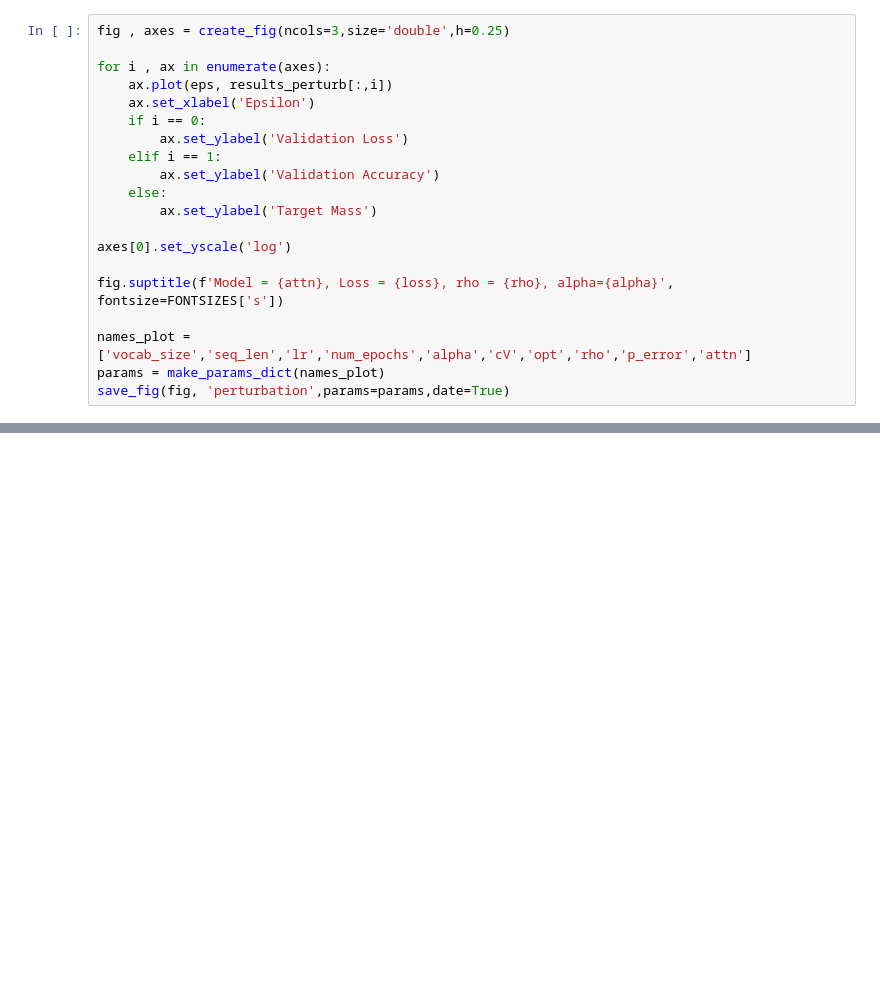
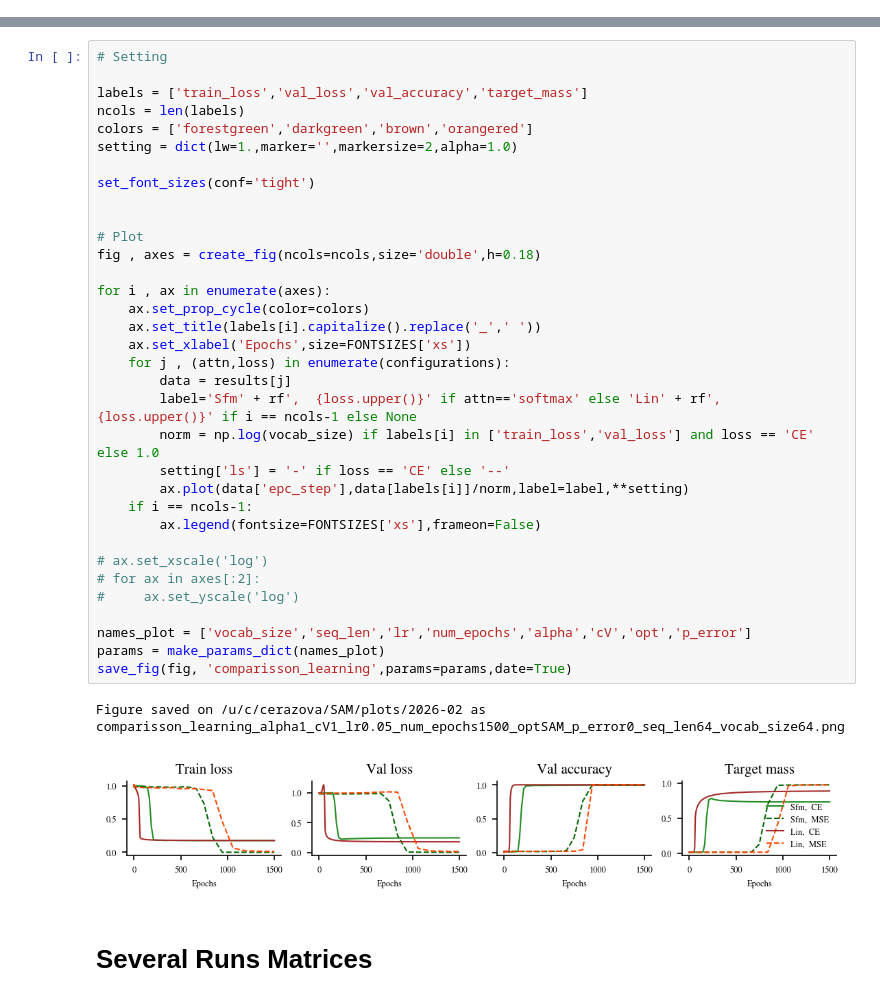
Before and after one commit to CristopherErazo/SAM, a Jupyter notebook: notebooks/26_02_18_Sfm_vs_Linear.ipynb, the cells around one changed output, grey strips where cells are left out. Saved outputs shown, nothing was run; the diff lists cells and outputs as text; blank space fills up the shorter version.

Commit message:
Test for linear-nonlinear combinations and include single index model test

```diff
--- a/notebooks/26_02_18_Sfm_vs_Linear.ipynb
+++ b/notebooks/26_02_18_Sfm_vs_Linear.ipynb
@@ -259,20 +0,0 @@ print(results_perturb.shape)
-# %%
-fig , axes = create_fig(ncols=3,size='double',h=0.25)
-
-for i , ax in enumerate(axes):
-    ax.plot(eps, results_perturb[:,i])
-    ax.set_xlabel('Epsilon')
-    if i == 0:
-        ax.set_ylabel('Validation Loss')
-    elif i == 1:
-        ax.set_ylabel('Validation Accuracy')
-    else:
-        ax.set_ylabel('Target Mass')
-
-axes[0].set_yscale('log')
-
-fig.suptitle(f'Model = {attn}, Loss = {loss}, rho = {rho}, alpha={alpha}', fontsize=FONTSIZES['s'])
-
-names_plot = ['vocab_size','seq_len','lr','num_epochs','alpha','cV','opt','rho','p_error','attn']
-params = make_params_dict(names_plot)
-save_fig(fig, 'perturbation',params=params,date=True)
@@ -415,0 +67,39 @@ params = make_params_dict([*fix_names,'alpha'])
+# %%
+# Setting
+
+labels = ['train_loss','val_loss','val_accuracy','target_mass']
+ncols = len(labels)
+colors = ['forestgreen','darkgreen','brown','orangered']
+setting = dict(lw=1.,marker='',markersize=2,alpha=1.0)
+
+set_font_sizes(conf='tight')
+
+
+# Plot
+fig , axes = create_fig(ncols=ncols,size='double',h=0.18)
+
+for i , ax in enumerate(axes):
+    ax.set_prop_cycle(color=colors)
+    ax.set_title(labels[i].capitalize().replace('_',' '))
+    ax.set_xlabel('Epochs',size=FONTSIZES['xs'])
+    for j , (attn,loss) in enumerate(configurations):
+        data = results[j]
+        label='Sfm' + rf',  {loss.upper()}' if attn=='softmax' else 'Lin' + rf',  {loss.upper()}' if i == ncols-1 else None
+        norm = np.log(vocab_size) if labels[i] in ['train_loss','val_loss'] and loss == 'CE' else 1.0
+        setting['ls'] = '-' if loss == 'CE' else '--'
+        ax.plot(data['epc_step'],data[labels[i]]/norm,label=label,**setting)
+    if i == ncols-1:
+        ax.legend(fontsize=FONTSIZES['xs'],frameon=False)
+
+# ax.set_xscale('log')
+# for ax in axes[:2]:
+#     ax.set_yscale('log')
+
+names_plot = ['vocab_size','seq_len','lr','num_epochs','alpha','cV','opt','p_error']
+params = make_params_dict(names_plot)
+save_fig(fig, 'comparisson_learning',params=params,date=True)
+# %% [output]
+Figure saved on /u/c/cerazova/SAM/plots/2026-02 as comparisson_learning_alpha1_cV1_lr0.05_num_epochs1500_optSAM_p_error0_seq_len64_vocab_size64.png
+[figure, added]
+# %% [markdown]
+# Several Runs Matrices
```
Also changed, not shown: parts of 42 cells of this notebook, 9 other files.
